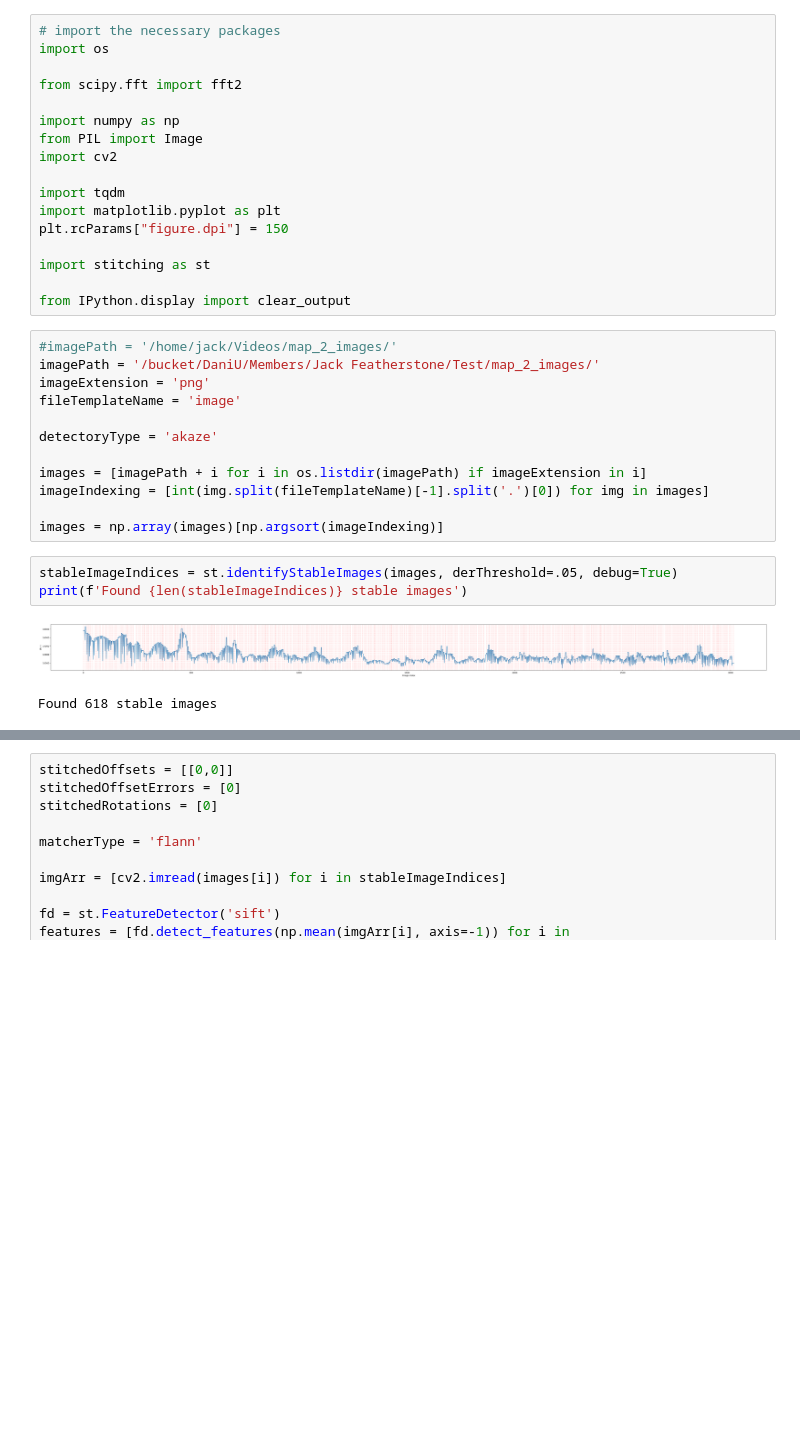
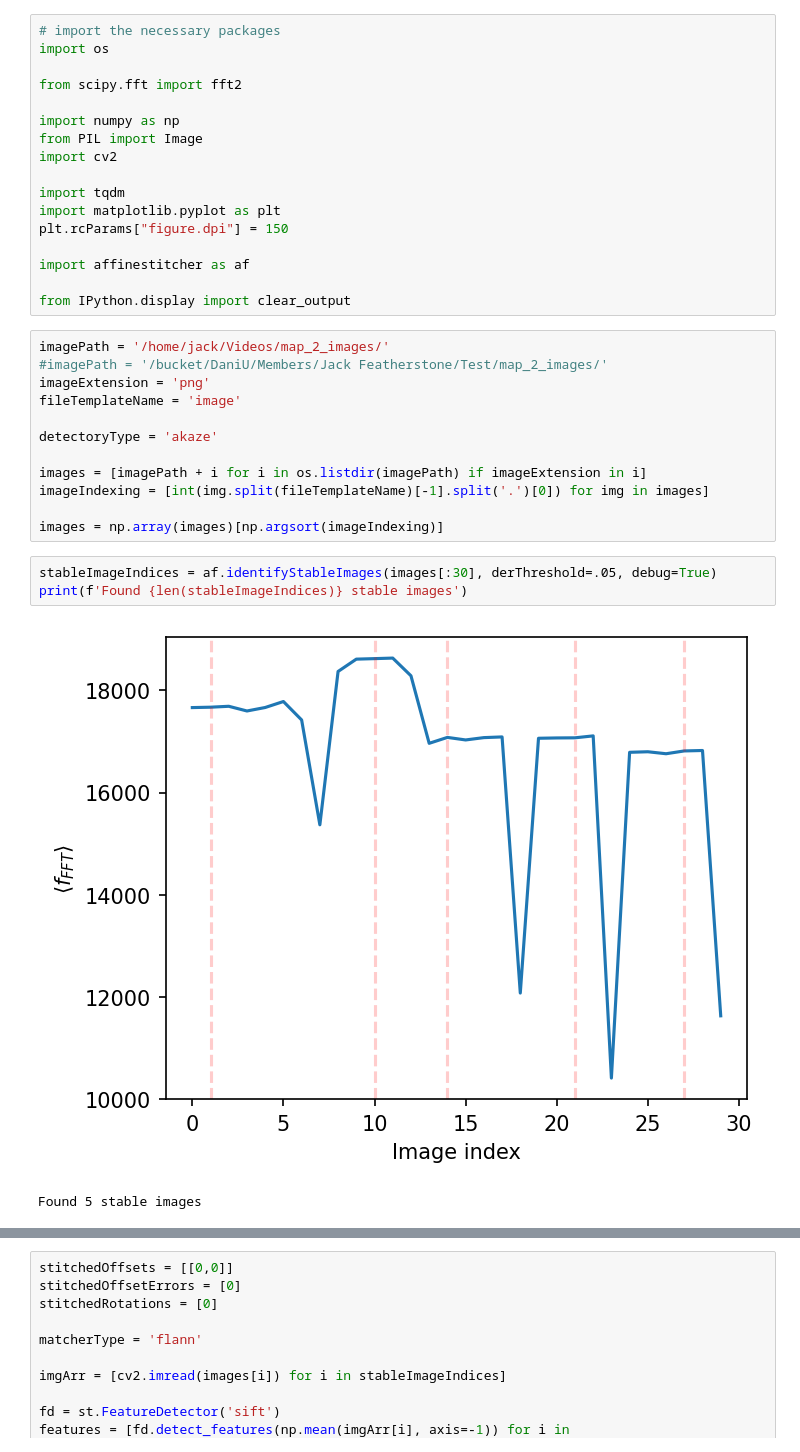
Before and after one commit to Jfeatherstone/stitcher, a Jupyter notebook: ManualStitch.ipynb, the cells around one changed output, grey strips where cells are left out. Drawn from its saved outputs; the diff is of its cells as text; blank space fills up the shorter version.

```diff
--- a/ManualStitch.ipynb
+++ b/ManualStitch.ipynb
@@ -12,12 +12,12 @@ import tqdm
 import matplotlib.pyplot as plt
 plt.rcParams["figure.dpi"] = 150
 
-import stitching as st
+import affinestitcher as af
 
 from IPython.display import clear_output
 # %%
-#imagePath = '/home/jack/Videos/map_2_images/'
-imagePath = '/bucket/DaniU/Members/Jack Featherstone/Test/map_2_images/'
+imagePath = '/home/jack/Videos/map_2_images/'
+#imagePath = '/bucket/DaniU/Members/Jack Featherstone/Test/map_2_images/'
 imageExtension = 'png'
 fileTemplateName = 'image'
 
@@ -28,8 +28,8 @@ imageIndexing = [int(img.split(fileTemplateName)[-1].split('.')[0]) for img in i
 
 images = np.array(images)[np.argsort(imageIndexing)]
 # %%
-stableImageIndices = st.identifyStableImages(images, derThreshold=.05, debug=True)
+stableImageIndices = af.identifyStableImages(images[:30], derThreshold=.05, debug=True)
 print(f'Found {len(stableImageIndices)} stable images')
 # %% [output]
-[figure, old version]
+[figure, new version]
-Found 618 stable images
+Found 5 stable images
```
Also changed, not shown: parts of 2 cells of this notebook, 7 other files.
